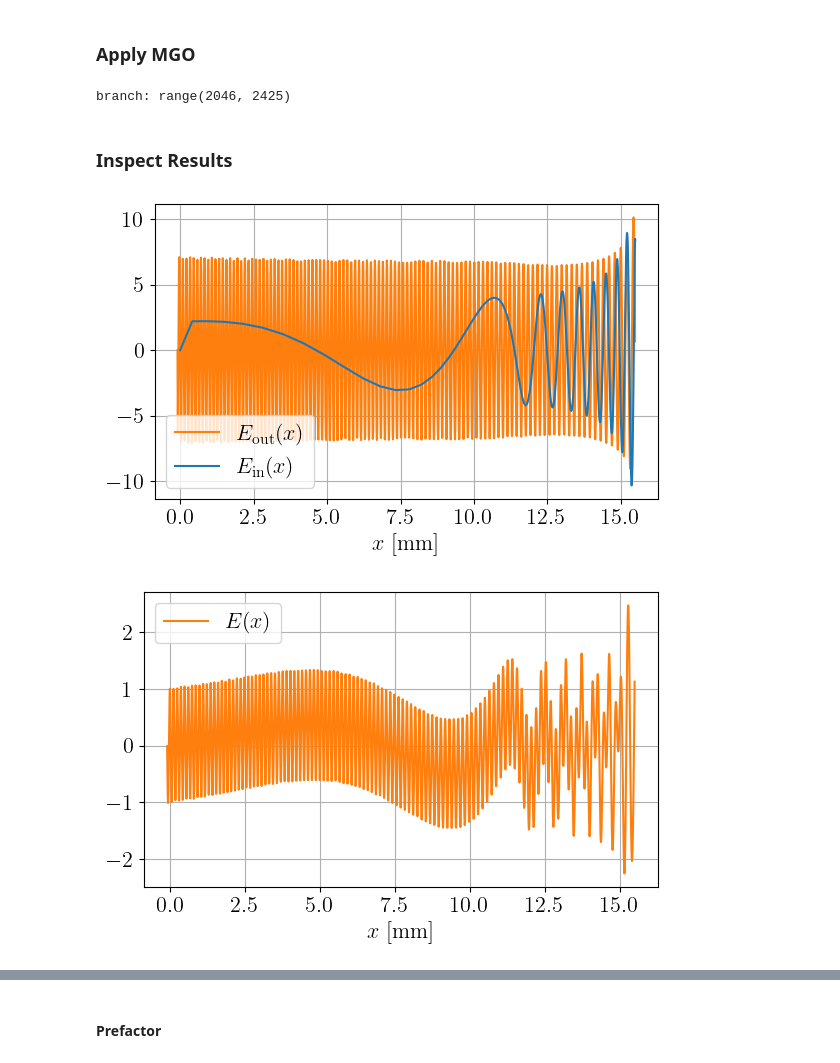
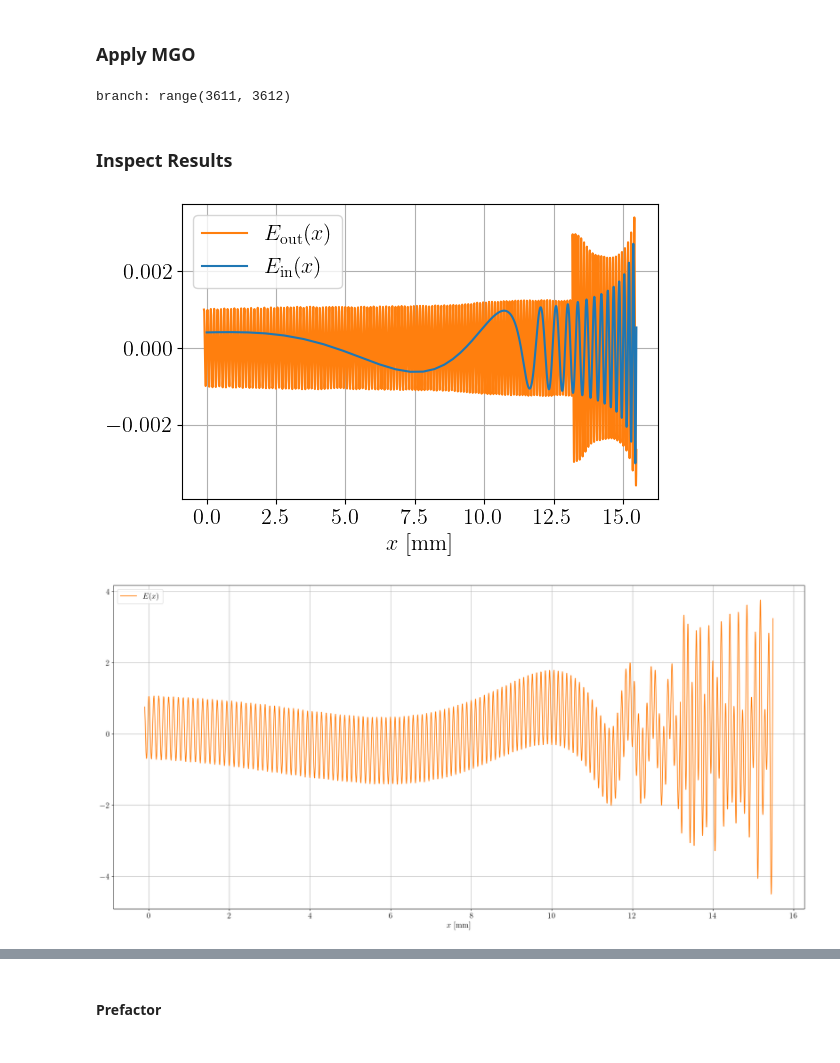
Before and after one commit to runehoejlund/plasma-ray-tracer, a Jupyter notebook: MGO/mgo_ex_X_EBW_at_UH.ipynb, the cells around one changed output, grey strips where cells are left out. Drawn from its saved outputs; the diff is of its cells as text; code cells hidden in the pictures.

```diff
--- a/MGO/mgo_ex_X_EBW_at_UH.ipynb
+++ b/MGO/mgo_ex_X_EBW_at_UH.ipynb
@@ -54,8 +54,8 @@ def omega_c(x: ('scalar')):
 
 @torch_func
 def T_e(x: ('scalar')):
-    return T0
-    # return T0*(1 - x/L_Te)
+    # return T0
+    return T0*(1 - x/L_Te)
 
 @torch_func
 def n_e(x: ('scalar')):
@@ -244,7 +244,7 @@ i_save = [0] + [np.argmin(np.abs(t - t0)) for t0 in t_save] + [nt-1]
 branch_masks, ray_field, mgo_info = mgo.get_mgo_field(t, zs, phi0=1, i_save=i_save)
 results = mgo_info['saved_results']
 # %% [output]
-branch: range(2046, 2425)
+branch: range(3611, 3612)
 # %%
 field = mgo.superpose_ray_fields(phi0=1, x0=0, xs=xs, branch_masks=branch_masks, ray_field=ray_field)
 # %% [markdown]
@@ -263,22 +263,22 @@ plt.savefig('./plots/MGO_warm_field_in_out_' + plot_name + '.pdf')
 plt.savefig('./plots/MGO_warm_field_in_out_' + plot_name + '.png', dpi=600)
 plt.show()
 # %% [output]
-[figure, old version]
+[figure, new version]
 # %%
-plt.figure(figsize=(6, 4))
+plt.figure(figsize=(20, 10))
 N_phases = 1
 for i in range(N_phases):
     plt.plot(xi*1e3, np.real(np.exp(1j*i*2*np.pi/N_phases)*field(xi)), '-', color='tab:orange', label='$E(x)$')
 
 # plt.plot(xi, np.abs(field(xi)), 'k-', label=r'$|E(x)|$', linewidth=0.5)
 # plt.plot(xi, -np.abs(field(xi)), 'k-', label=r'$-|E(x)|$', linewidth=0.5)
 plt.xlabel(r'$x$ [$\mathrm{mm}$]')
 plt.legend()
 plt.grid()
 plt.tight_layout()
 plt.savefig('./plots/MGO_warm_field_' + plot_name + '.pdf')
 plt.savefig('./plots/MGO_warm_field_' + plot_name + '.png', dpi=600)
 plt.show()
 # %% [output]
-[figure, old version]
+[figure, new version]
 # %%
```
Also changed, not shown: parts of 5 cells of this notebook, 5 other files.
